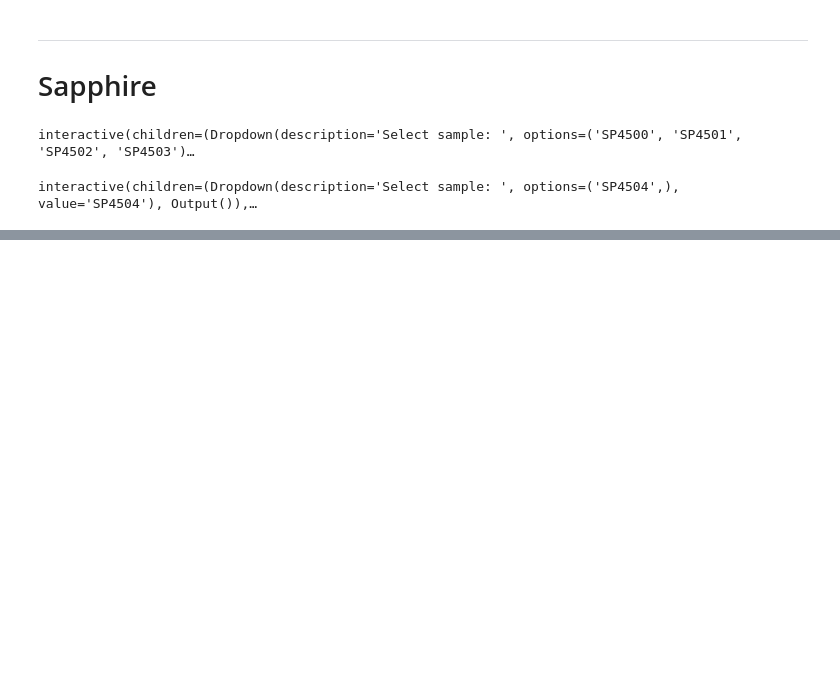
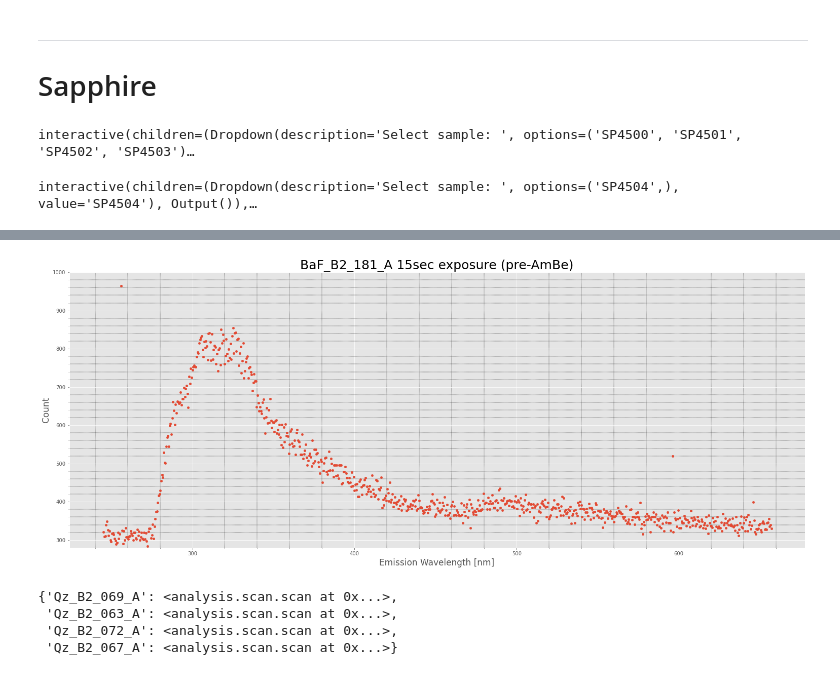
Before and after one commit to nhargy/note3cs, a Jupyter notebook: notebooks/studies/master_neutrons/INT2_analysis.ipynb, the cells around one changed output, grey strips where cells are left out. Saved outputs shown, nothing was run; the diff lists cells and outputs as text; code cells hidden in the pictures; blank space fills up the shorter version.

```diff
--- a/notebooks/studies/master_neutrons/INT2_analysis.ipynb
+++ b/notebooks/studies/master_neutrons/INT2_analysis.ipynb
@@ -212,0 +277,22 @@ interactive(children=(Dropdown(description='Select sample: ', options=('SP4504',
+# %%
+data = BaF_irrad['coll1']['BaF_B2_181_A']
+df = data.df
+x = df.loc[('250', '0', '15.0sec', 'sp_0')]['em_wl']
+y = df.loc[('250', '0', '15.0sec', 'sp_0')]['count']
+
+plt.scatter(x,y, s = 20)
+plt.xlabel('Emission Wavelength [nm]', fontsize = 17)
+plt.ylabel(r'Count', fontsize = 17)
+plt.grid(visible=True, which='minor', color='black', linestyle='--', linewidth=0.4)
+plt.minorticks_on()
+plt.ylim(280, 1000)
+plt.title('BaF_B2_181_A 15sec exposure (pre-AmBe)', fontsize = 25);
+# %% [output]
+[figure, added]
+# %%
+data
+# %% [output]
+{'Qz_B2_069_A': <analysis.scan.scan at 0x...>,
+ 'Qz_B2_063_A': <analysis.scan.scan at 0x...>,
+ 'Qz_B2_072_A': <analysis.scan.scan at 0x...>,
+ 'Qz_B2_067_A': <analysis.scan.scan at 0x...>}
```
Also changed, not shown: parts of 11 cells of this notebook, 10 other files.
